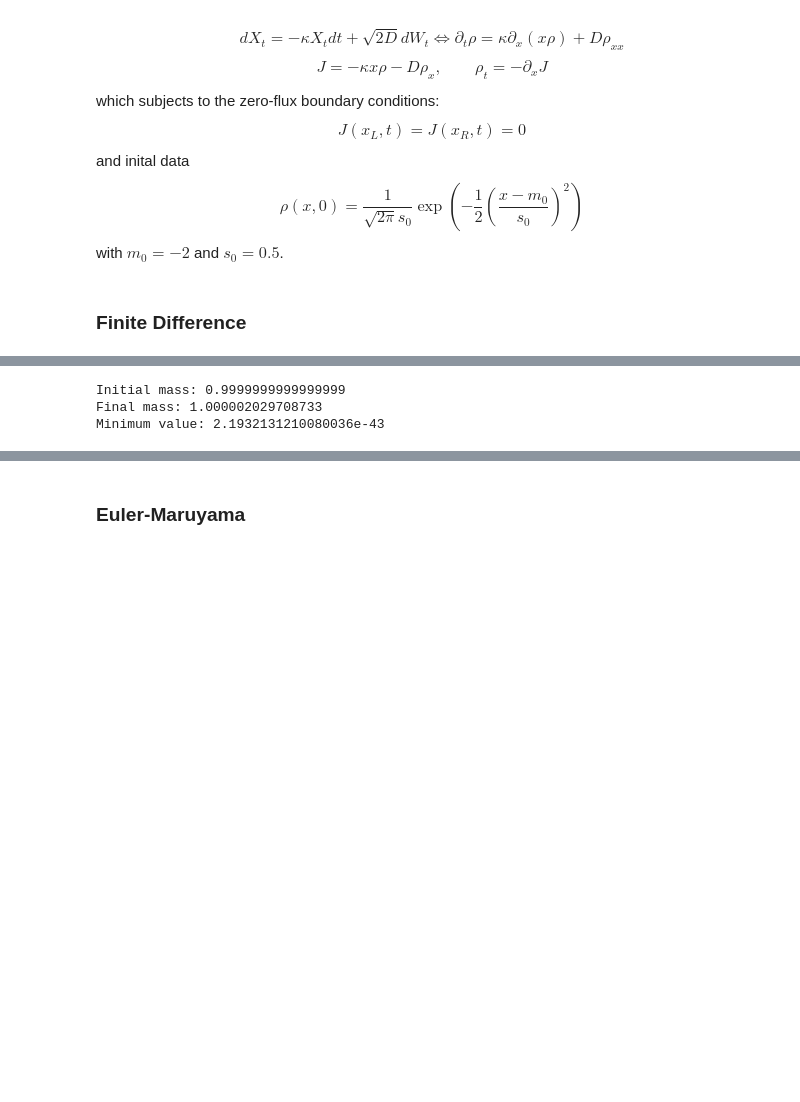
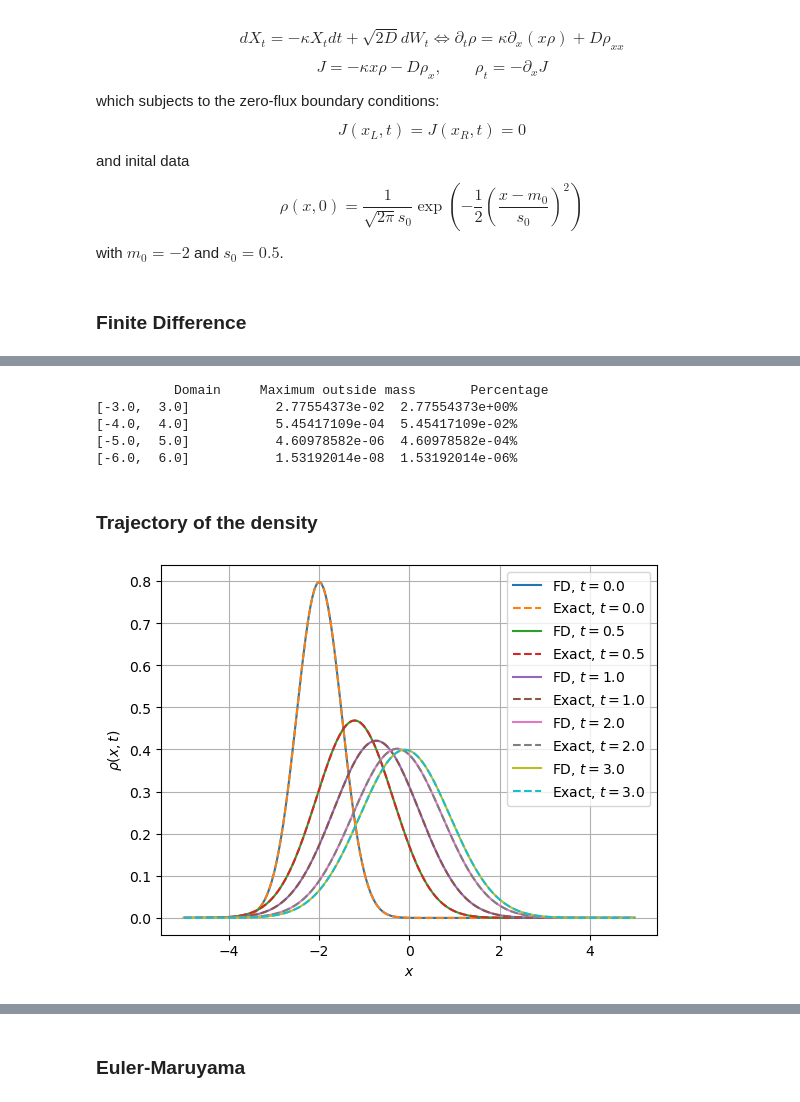
Before and after one commit to Nickkklos/URSS_2026, a Jupyter notebook: week_1.ipynb, the cells around one changed output, grey strips where cells are left out. Saved outputs shown, nothing was run; the diff lists cells and outputs as text; code cells hidden in the pictures; blank space fills up the shorter version.

```diff
--- a/week_1.ipynb
+++ b/week_1.ipynb
@@ -45,0 +303,8 @@ import numpy as np
+# %%
+# exact solution
+def exact_ou_density(x, t, k, D, m0, s0):
+    mean = m0 * np.exp(-k * t)
+
+    variance = (s0**2 * np.exp(-2 * k * t)+ D / k * (1 - np.exp(-2 * k * t)))
+
+    return (np.exp(-(x - mean)**2 / (2 * variance))/ np.sqrt(2 * np.pi * variance))
@@ -97 +507,45 @@ M = A + D * dt / (dx**2)*B + I
+# %%
+domains = [
+    (-3.0, 3.0),
+    (-4.0, 4.0),
+    (-5.0, 5.0),
+    (-6.0, 6.0)
+]
+
+print(
+    f"{'Domain':>16} "
+    f"{'Maximum outside mass':>24} "
+    f"{'Percentage':>16}"
+)
+
+for left, right in domains:
+
+    outside_values = np.array([
+        exact_mass_outside(
+            t,
+            left,
+            right,
+            k,
+            D,
+            m0,
+            s0
+        )
+        for t in tail_times
+    ])
+
+    maximum_tail = np.max(outside_values)
+
+    print(
+        f"[{left:4.1f}, {right:4.1f}] "
+        f"{maximum_tail:24.8e} "
+        f"{100 * maximum_tail:15.8e}%"
+    )
+# %% [output]
+          Domain     Maximum outside mass       Percentage
+[-3.0,  3.0]           2.77554373e-02  2.77554373e+00%
+[-4.0,  4.0]           5.45417109e-04  5.45417109e-02%
+[-5.0,  5.0]           4.60978582e-06  4.60978582e-04%
+[-6.0,  6.0]           1.53192014e-08  1.53192014e-06%
+# %% [markdown]
+### Trajectory of the density
 # %%
@@ -122,8 +561,18 @@ for n in range(Nt):
 # %%
-print("Initial mass:", mass_history[0])
-print("Final mass:", mass_history[-1])
-print("Minimum value:", min(minimum_history))
+plt.figure()
+
+for t, rho_num in sorted(snapshots.items()):
+
+    rho_exact = exact_ou_density(x, t, k, D, m0, s0)
+
+    plt.plot(x,rho_num,label=fr"FD, $t={t}$")
+
+    plt.plot(x,rho_exact,"--",label=fr"Exact, $t={t}$")
+
+plt.xlabel(r"$x$")
+plt.ylabel(r"$\rho(x,t)$")
+plt.legend()
+plt.grid()
+plt.show()
 # %% [output]
-Initial mass: 0.9999999999999999
-Final mass: 1.000002029708733
-Minimum value: 2.1932131210080036e-43
+[figure, added]
```
Also changed, not shown: parts of 31 cells of this notebook.
